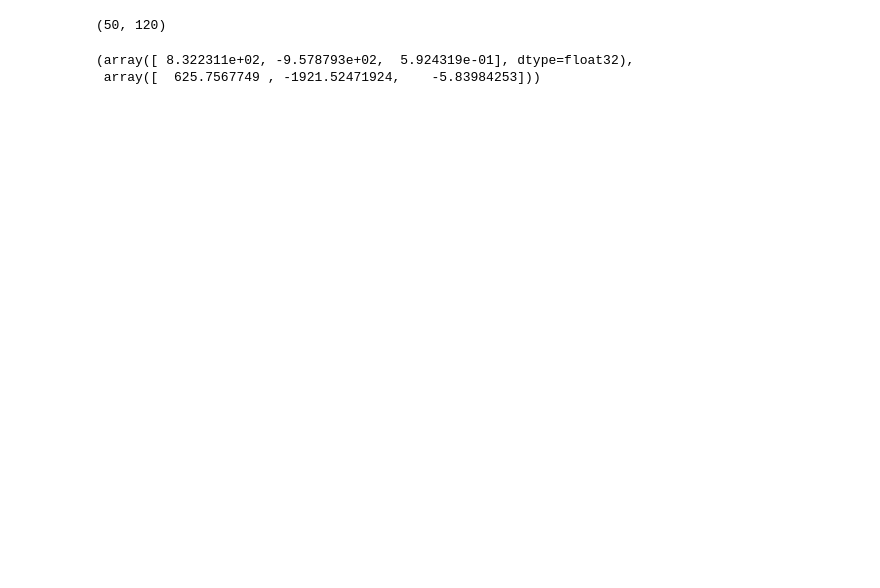
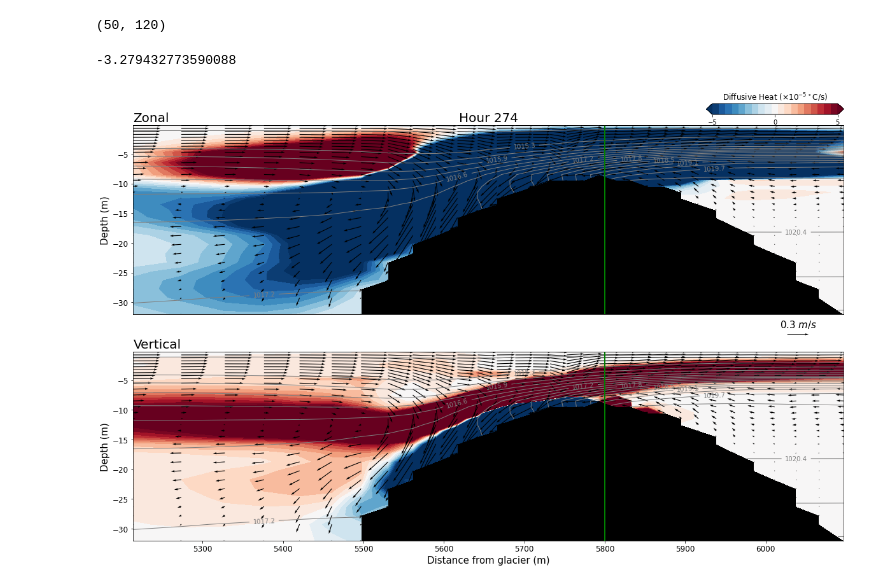
Before and after one commit to weiyangbao/Jupyter-Iceplume, a Jupyter notebook: AlongFjord_GIF.ipynb, the cells around one changed output. Saved outputs shown, nothing was run; the diff lists cells and outputs as text; code cells hidden in the pictures; blank space fills up the shorter version.

```diff
--- a/AlongFjord_GIF.ipynb
+++ b/AlongFjord_GIF.ipynb
@@ -8,7 +8,7 @@ import os
 import gsw
 # %%
 Qsg = 700
-hs = 18
+hs = 9
 File1 = xr.open_dataset('/Volumes/Extreme SSD/MITgcm outputs/qf' + str(format(Qsg,'03d')) + '_rot/state_' + str(format(hs,'03d')) + '.nc')
 File2 = xr.open_dataset('/Volumes/Extreme SSD/MITgcm outputs/qf' + str(format(Qsg,'03d')) + '_rot/grid_' + str(format(hs,'03d')) + '.nc')
 File3 = xr.open_dataset('/Volumes/Extreme SSD/MITgcm outputs/qf' + str(format(Qsg,'03d')) + '_rot/Adv_' + str(format(hs,'03d')) + '.nc')
@@ -63,6 +63,7 @@ np.shape(CV)
 # %%
 mask = (s == 0) # Exclude data covered by the sill
 s[mask] = np.nan
+pt[mask] = np.nan
 u[mask] = np.nan
 w[mask] = np.nan
 difx[mask] = np.nan
@@ -74,10 +75,10 @@ range2 = np.array([np.nanmax(difz), np.nanmin(difz), np.nanmean(difz)])
 range3 = np.array([np.nanmax(advx), np.nanmin(advx), np.nanmean(advx)])
 range4 = np.array([np.nanmax(advz), np.nanmin(advz), np.nanmean(advz)])
 
-range3, range4
+#range3, range4
+np.nanmin(pt) - 9
 # %% [output]
-(array([ 8.322311e+02, -9.578793e+02,  5.924319e-01], dtype=float32),
- array([  625.7567749 , -1921.52471924,    -5.83984253]))
+-3.279432773590088
 # %%
 Xl, Xr = 53, 85 # X range
 Zu, Zl = 0, 31 # Z range
@@ -96,7 +99,7 @@ if not os.path.exists(fig_path):
     os.makedirs(fig_path)
 # %%
 
-for t in range(24,49):
+for t in range(274,275):
     fig1 = plt.figure(figsize=(20,12))
     fig1.tight_layout()
 
@@ -121,35 +124,37 @@ for t in range(24,49):
     ax1.axvline(x=5800, color='g',lw=2)
     ax1.set_ylabel('Depth (m)', size=15)
     ax1.tick_params(labelsize=12)
     ax1.set_title(r'Zonal', loc='left', size=20)
     ax1.set_title(r'Hour '+str(t), loc='center', size=20)
     ax1.tick_params(labelsize=12)
 
     # Plot Velocity
     Q_1 = ax1.quiver(x[Xl:Xr],z[Zu:Zl],u[t,Zu:Zl,Xl:Xr], w[t,Zu:Zl,Xl:Xr]*20,scale=10, width=0.001, color='k')
     ax1.quiverkey(Q_1, 0.85, 0.5, 0.3,r'0.3 $m/s$', fontproperties={'size' : 15}, coordinates='figure')
 
 
     ax2 = fig1.add_subplot(212)
     im2 = ax2.contourf(x[Xl:Xr], z[Zu:Zl], difz[t, Zu:Zl,Xl:Xr]/cv*1e5, cm, cmap=cmap, extend='both')
     ax2.set_xlim([x[Xl], x[Xr-1]])
     ax2.set_facecolor('k')
 
     # Plot isohalines
     CS2 = ax2.contour(x[Xl:Xr], z[Zu:Zl], rho[Zu:Zl,Xl:Xr], cs, colors='grey', linewidths=1)
     plt.clabel(CS2, cs[1::2], fmt='%1.1f', fontsize=10, inline=True)
     ax2.axvline(x=5800, color='g',lw=2)
     ax2.set_ylabel('Depth (m)', size=15)
     ax2.tick_params(labelsize=12)
     ax2.set_title(r'Vertical', loc='left', size=20)
     ax2.set_xlabel('Distance from glacier (m)', size=15)
     ax2.tick_params(labelsize=12)
 
     # Plot Velocity
     Q_2 = ax2.quiver(x[Xl:Xr],z[Zu:Zl],u[t,Zu:Zl,Xl:Xr], w[t,Zu:Zl,Xl:Xr]*20,scale=10, width=0.001, color='k')
 
-    plt.close()
-    fig1.savefig(fig_path + '/time_r' + format(t, '03d') + '.png', dpi=200, bbox_inches='tight')
+    #plt.close()
+    #fig1.savefig(fig_path + '/time_r' + format(t, '03d') + '.png', dpi=200, bbox_inches='tight')
+# %% [output]
+[figure, added]
 # %%
 for t in range(24,49):
     fig2 = plt.figure(figsize=(20,12))
```
Also changed, not shown: parts of 3 cells of this notebook, 11 other files.
